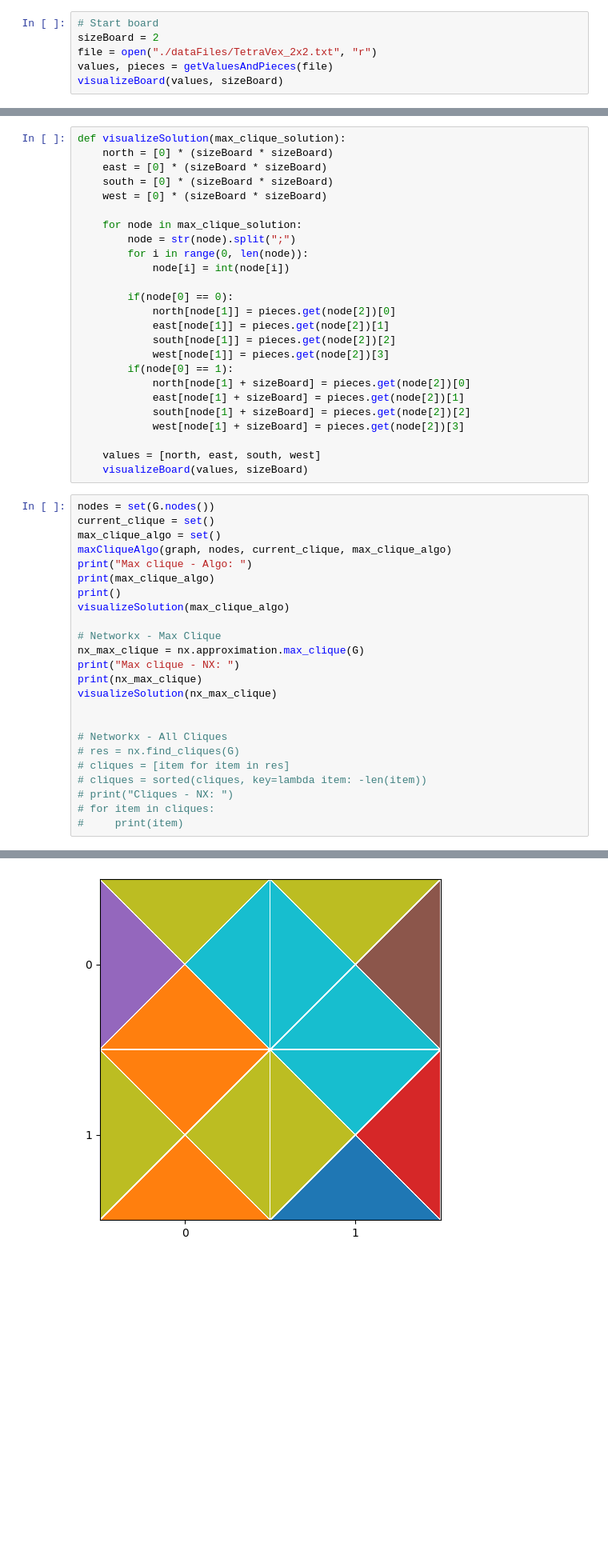
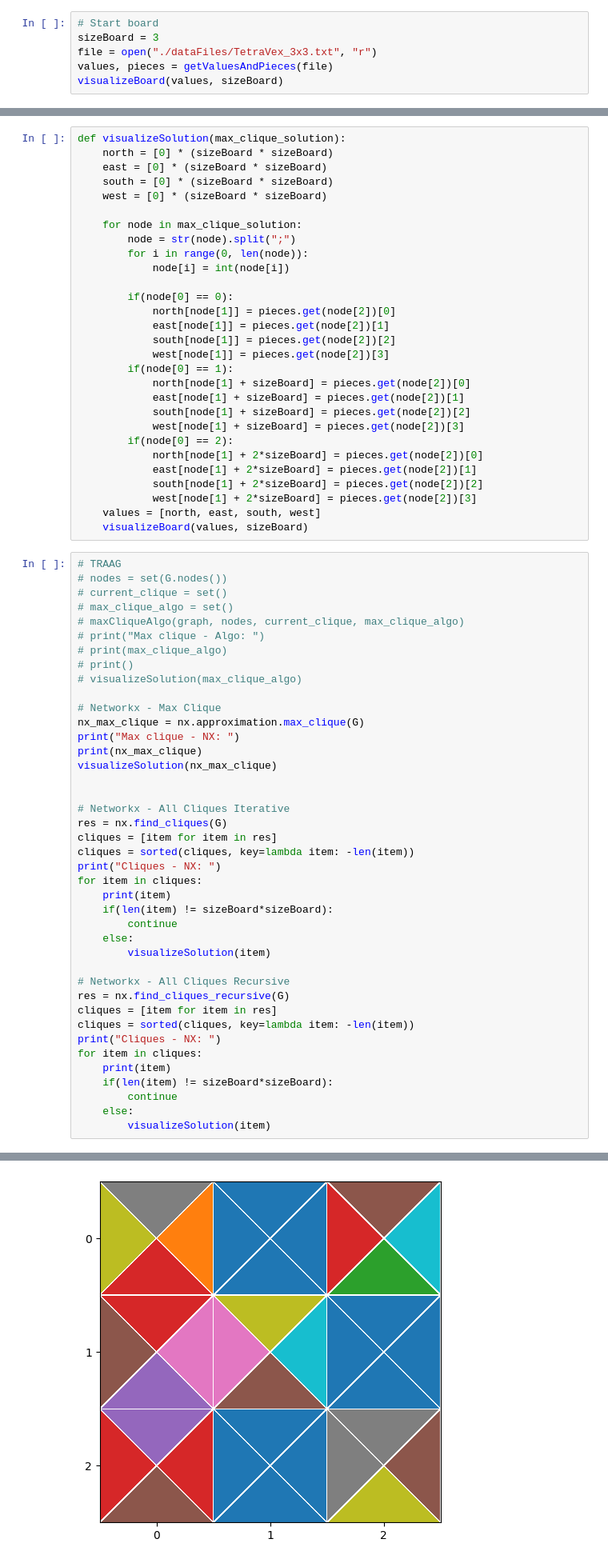
Before and after one commit to Waterboy1602/Masterproef-Code, a Jupyter notebook: TetraVex_Solver.ipynb, the cells around one changed output, grey strips where cells are left out. Shown at 80% size. Drawn from its saved outputs; the diff is of its cells as text; blank space fills up the shorter version.

```diff
--- a/TetraVex_Solver.ipynb
+++ b/TetraVex_Solver.ipynb
@@ -82,7 +82,7 @@ pieces: {0: [8, 9, 1, 4], 1: [8, 5, 9, 9], 2: [1, 8, 1, 8], 3: [9, 3, 0, 8]}
 # %%
 # Start board
-sizeBoard = 2
-file = open("./dataFiles/TetraVex_2x2.txt", "r")
+sizeBoard = 3
+file = open("./dataFiles/TetraVex_3x3.txt", "r")
 values, pieces = getValuesAndPieces(file)
 visualizeBoard(values, sizeBoard)
 # %% [output]
@@ -200,18 +201,23 @@ def visualizeSolution(max_clique_solution):
             east[node[1] + sizeBoard] = pieces.get(node[2])[1]
             south[node[1] + sizeBoard] = pieces.get(node[2])[2]
             west[node[1] + sizeBoard] = pieces.get(node[2])[3]
-
+        if(node[0] == 2):
+            north[node[1] + 2*sizeBoard] = pieces.get(node[2])[0]
+            east[node[1] + 2*sizeBoard] = pieces.get(node[2])[1]
+            south[node[1] + 2*sizeBoard] = pieces.get(node[2])[2]
+            west[node[1] + 2*sizeBoard] = pieces.get(node[2])[3]
     values = [north, east, south, west]
     visualizeBoard(values, sizeBoard)
 # %%
-nodes = set(G.nodes())
-current_clique = set()
-max_clique_algo = set()
-maxCliqueAlgo(graph, nodes, current_clique, max_clique_algo)
-print("Max clique - Algo: ")
-print(max_clique_algo)
-print()
-visualizeSolution(max_clique_algo)
+# TRAAG
+# nodes = set(G.nodes())
+# current_clique = set()
+# max_clique_algo = set()
+# maxCliqueAlgo(graph, nodes, current_clique, max_clique_algo)
+# print("Max clique - Algo: ")
+# print(max_clique_algo)
+# print()
+# visualizeSolution(max_clique_algo)
 
 # Networkx - Max Clique
 nx_max_clique = nx.approximation.max_clique(G)
@@ -220,11 +226,27 @@ print(nx_max_clique)
 visualizeSolution(nx_max_clique)
 
 
-# Networkx - All Cliques
-# res = nx.find_cliques(G)
-# cliques = [item for item in res]
-# cliques = sorted(cliques, key=lambda item: -len(item))
-# print("Cliques - NX: ")
-# for item in cliques:
-#     print(item)
+# Networkx - All Cliques Iterative
+res = nx.find_cliques(G)
+cliques = [item for item in res]
+cliques = sorted(cliques, key=lambda item: -len(item))
+print("Cliques - NX: ")
+for item in cliques:
+    print(item)
+    if(len(item) != sizeBoard*sizeBoard):
+        continue
+    else:
+        visualizeSolution(item)
+
+# Networkx - All Cliques Recursive
+res = nx.find_cliques_recursive(G)
+cliques = [item for item in res]
+cliques = sorted(cliques, key=lambda item: -len(item))
+print("Cliques - NX: ")
+for item in cliques:
+    print(item)
+    if(len(item) != sizeBoard*sizeBoard):
+        continue
+    else:
+        visualizeSolution(item)
 # %% [output]
@@ -233 +255 @@ Max clique - Algo:
-[figure, old version]
+[figure, new version]
```
Also changed, not shown: parts of 4 cells of this notebook, 2 other files.
